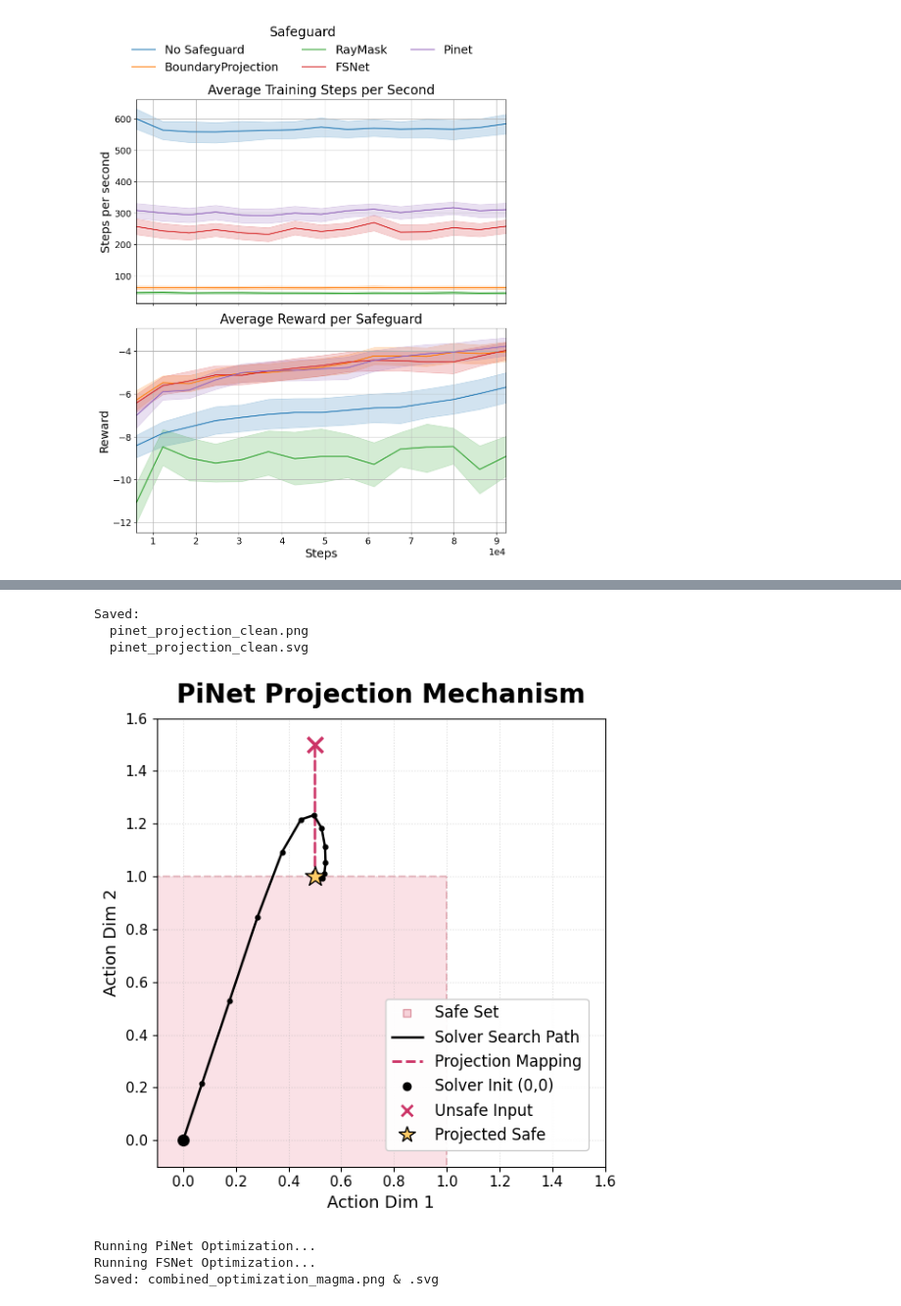
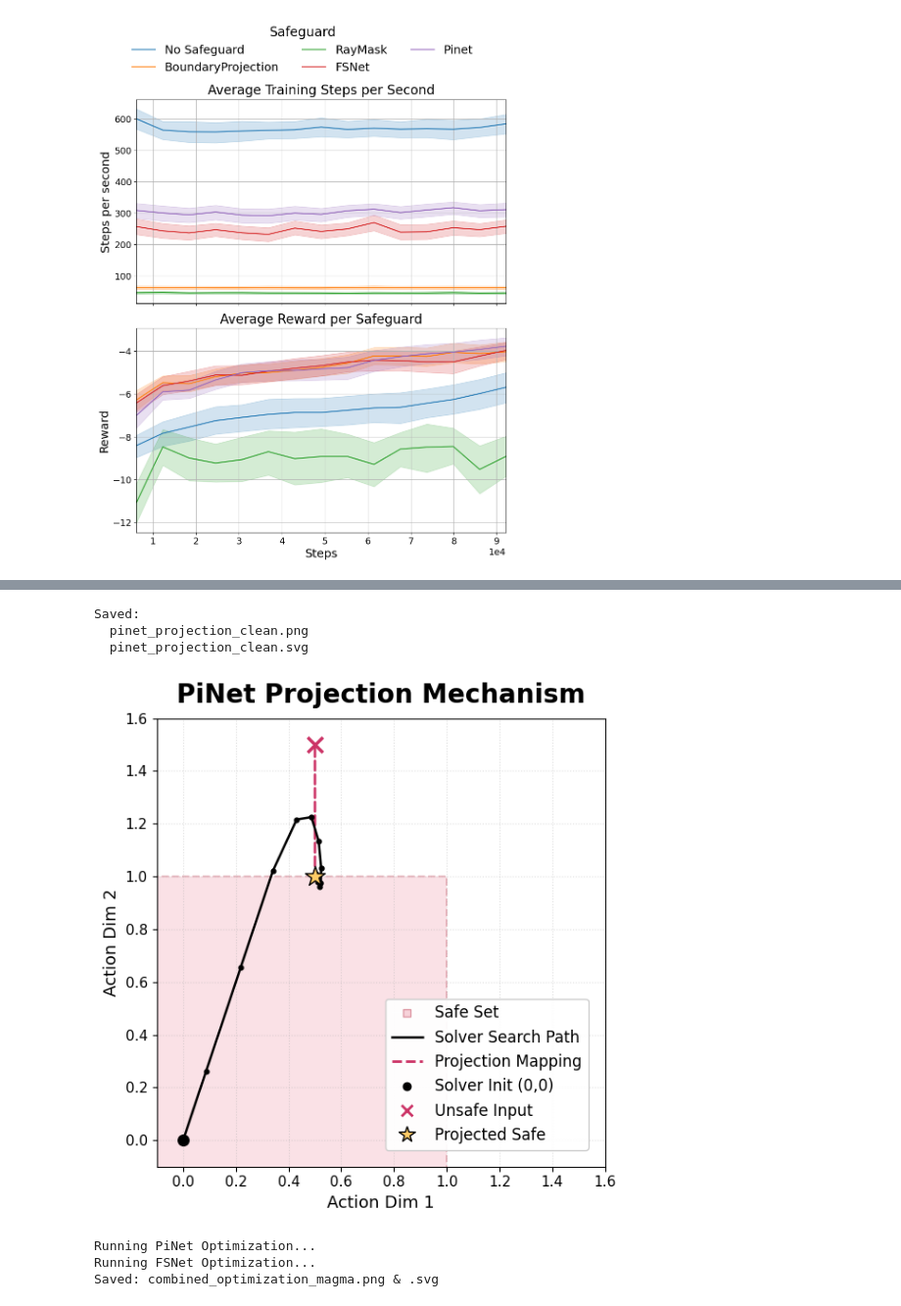
Before and after one commit to DarthIV02/SafeGBPO, a Jupyter notebook: practical_archive_ws2026/practical_ws_2026.ipynb, the cells around one changed output, grey strips where cells are left out. Shown at 98% size. Saved outputs shown, nothing was run; the diff lists cells and outputs as text; code cells hidden in the pictures.

```diff
--- a/practical_archive_ws2026/practical_ws_2026.ipynb
+++ b/practical_archive_ws2026/practical_ws_2026.ipynb
@@ -721,35 +846,35 @@ def plot_pinet_projection(filepath, step_idx=0, save=True):
     ]
 
     ax.legend(
         handles=legend_elements,
         loc="lower right",
         bbox_to_anchor=(0.98, 0.02),   # push legend further down-right
         fontsize=12,
         framealpha=0.95
     )
 
     # --- Layout ---
     plt.tight_layout()
 
     if save:
         plt.savefig("pinet_projection_clean.png", dpi=200, bbox_inches="tight")
         plt.savefig("pinet_projection_clean.svg", bbox_inches="tight")
         print("Saved:")
         print("  pinet_projection_clean.png")
         print("  pinet_projection_clean.svg")
 
     plt.show()
 
 # ==========================================
 # Run
 # ==========================================
 
-plot_pinet_projection("pinet5_steps_viz_2.pt", step_idx=0)
+plot_pinet_projection("pinet5_steps_viz.pt", step_idx=0)
 # %% [output]
 Saved:
   pinet_projection_clean.png
   pinet_projection_clean.svg
-[figure, old version]
+[figure, new version]
 # %%
 import sys
 import os
```
Also changed, not shown: parts of 3 cells of this notebook, 5 other files.
